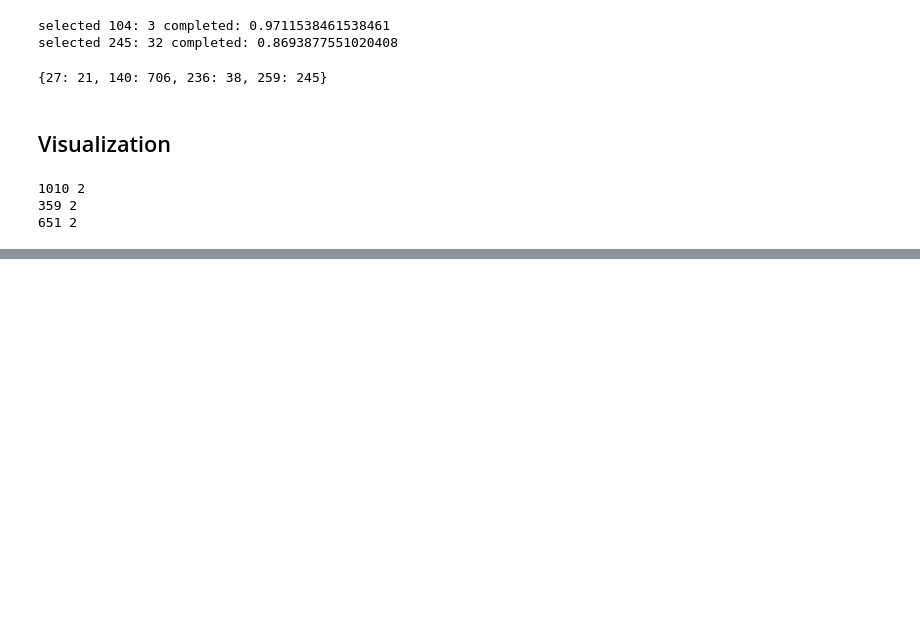
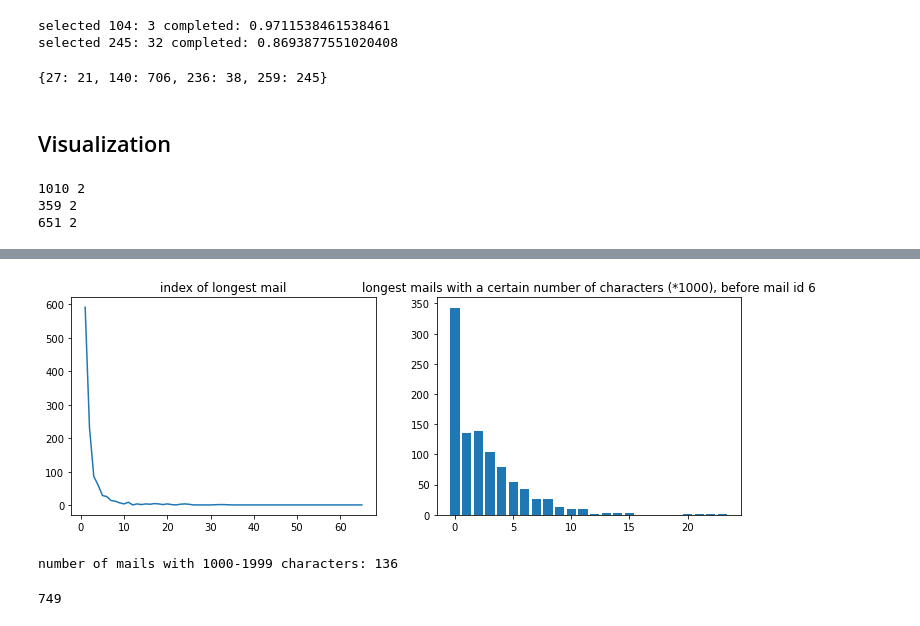
Before and after one commit to eriktks/data-processing, a Jupyter notebook: case-studies.ipynb, the cells around one changed output, grey strips where cells are left out. Saved outputs shown, nothing was run; the diff lists cells and outputs as text; code cells hidden in the pictures; blank space fills up the shorter version.

```diff
--- a/case-studies.ipynb
+++ b/case-studies.ipynb
@@ -574,0 +581,4 @@ plt.show()
+# %%
+MAILFILE = "emails.csv.gz"
+
+email_data = pd.read_csv(DATADIR+MAILFILE)
@@ -574,0 +605,38 @@ plt.show()
+# %%
+longest_mail_per_client = get_longest_mail_per_client(email_data)
+# %%
+def count_index_longest_mails(longest_mail_per_client):
+    counts = Counter([longest_mail_per_client[client]["mail_id"] for client in longest_mail_per_client])
+    counts = { x:counts[x] for x in sorted(counts.keys()) }
+    return(counts)
+
+def count_mails_with_certain_lengths(longest_mail_per_client, max_id):
+    lengths = Counter([len(longest_mails[client]["mail_body"]) for client in longest_mails if longest_mails[client]["mail_id"] <= max_id])
+    lengths1000 = {}
+    for length in lengths:
+        length1000 = int(length/1000)
+        if length1000 in lengths1000:
+            lengths1000[length1000] += lengths[length]
+        else:
+            lengths1000[length1000] = lengths[length]
+    return(lengths1000)
+# %%
+plt.figure(figsize=(12,4))
+
+counts = count_index_longest_mails(longest_mail_per_client)
+plt.subplot(121)
+plt.plot(counts.keys(), counts.values())
+plt.title("index of longest mail")
+
+max_id = 5
+lengths1000 = count_mails_with_certain_lengths(longest_mail_per_client, max_id)
+plt.subplot(122)
+plt.bar(lengths1000.keys(), lengths1000.values())
+plt.title(f"longest mails with a certain number of characters (*1000), before mail id {max_id+1}")
+
+plt.show()
+
+print("number of mails with 1000-1999 characters:", lengths1000[1])
+# %% [output]
+[figure, added]
+number of mails with 1000-1999 characters: 136
@@ -574,0 +645,4 @@ plt.show()
+# %%
+len(selected_mails)
+# %% [output]
+749
```
Also changed, not shown: parts of 16 cells of this notebook.
